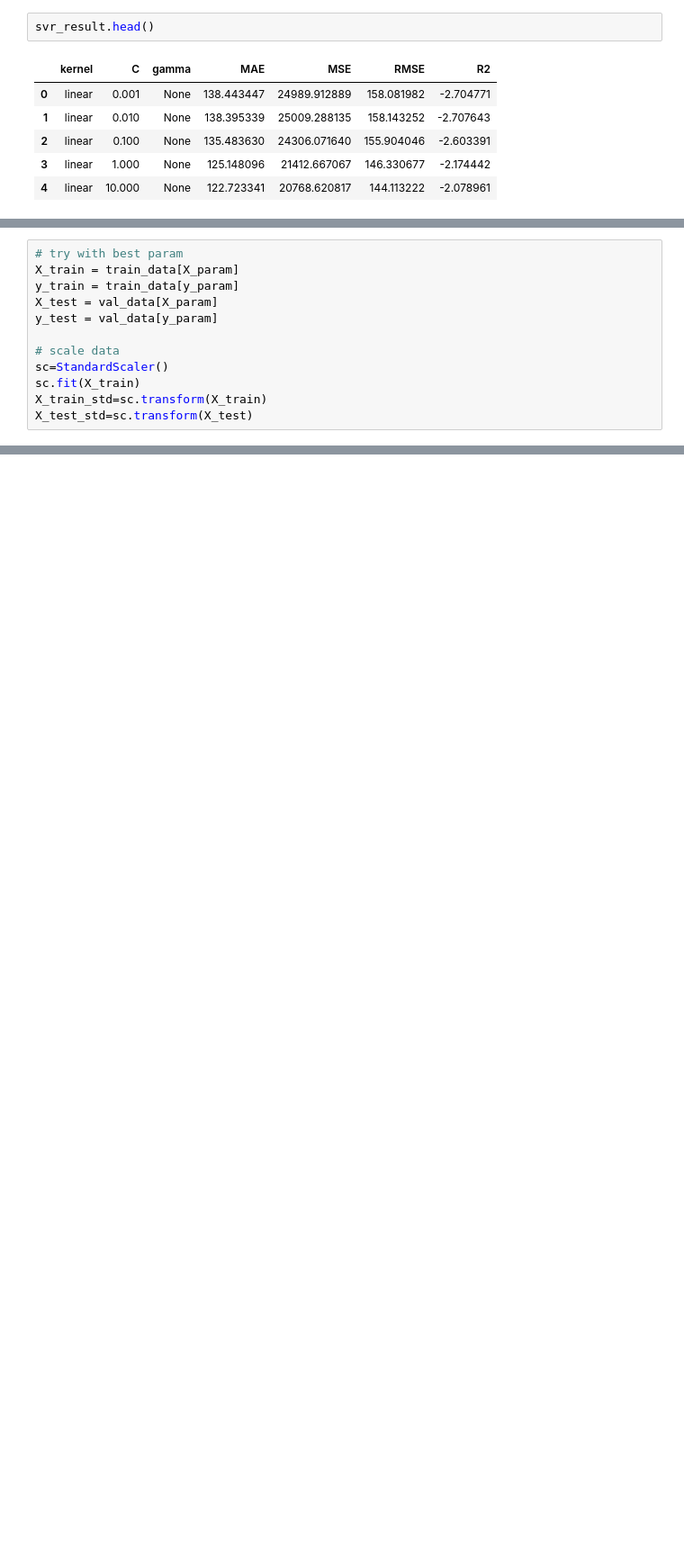
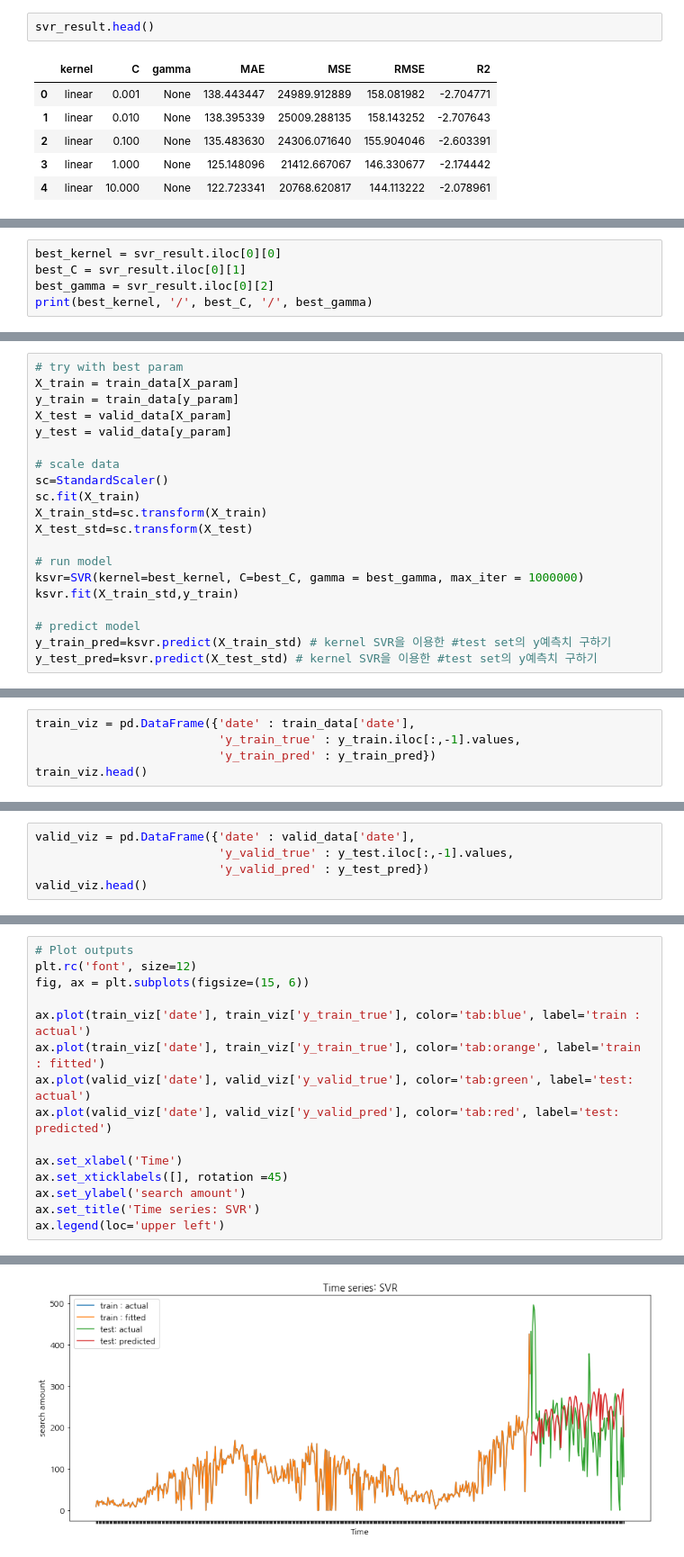
Before and after one commit to euisuk-chung/Bike-Share-Analysis, a Jupyter notebook: Notebooks/euisuk/04_run_SVR(uncleansed).ipynb, the cells around one changed output, grey strips where cells are left out. Shown at 90% size. Saved outputs shown, nothing was run; the diff lists cells and outputs as text; blank space fills up the shorter version.

```diff
--- a/Notebooks/euisuk/04_run_SVR(uncleansed).ipynb
+++ b/Notebooks/euisuk/04_run_SVR(uncleansed).ipynb
@@ -146,3 +148,8 @@ svr_result.sort_values(by=['MAE'], axis=0)
 | 112 | sigmoid | 100.0 | 10 | 3818.119645 | 2.262025e+07 | 4756.074738 | -3352.466027 |
 | 113 | sigmoid | 100.0 | 100 | 4111.828896 | 2.385404e+07 | 4884.059322 | -3535.375966 |
 114 rows × 7 columns
+# %%
+best_kernel = svr_result.iloc[0][0]
+best_C = svr_result.iloc[0][1]
+best_gamma = svr_result.iloc[0][2]
+print(best_kernel, '/', best_C, '/', best_gamma)
@@ -150,11 +161,19 @@ svr_result.sort_values(by=['MAE'], axis=0)
 # try with best param
 X_train = train_data[X_param]
 y_train = train_data[y_param]
-X_test = val_data[X_param]
-y_test = val_data[y_param]
+X_test = valid_data[X_param]
+y_test = valid_data[y_param]
 
 # scale data
 sc=StandardScaler()
 sc.fit(X_train)
 X_train_std=sc.transform(X_train)
 X_test_std=sc.transform(X_test)
+
+# run model
+ksvr=SVR(kernel=best_kernel, C=best_C, gamma = best_gamma, max_iter = 1000000)
+ksvr.fit(X_train_std,y_train)
+
+# predict model
+y_train_pred=ksvr.predict(X_train_std) # kernel SVR을 이용한 #test set의 y예측치 구하기
+y_test_pred=ksvr.predict(X_test_std) # kernel SVR을 이용한 #test set의 y예측치 구하기
@@ -166,0 +211,5 @@ fig.show()
+# %%
+train_viz = pd.DataFrame({'date' : train_data['date'],
+                          'y_train_true' : y_train.iloc[:,-1].values,
+                          'y_train_pred' : y_train_pred})
+train_viz.head()
@@ -166,0 +238,5 @@ fig.show()
+# %%
+valid_viz = pd.DataFrame({'date' : valid_data['date'],
+                          'y_valid_true' : y_test.iloc[:,-1].values,
+                          'y_valid_pred' : y_test_pred})
+valid_viz.head()
@@ -166,0 +268,16 @@ fig.show()
+# %%
+# Plot outputs
+plt.rc('font', size=12)
+fig, ax = plt.subplots(figsize=(15, 6))
+
+ax.plot(train_viz['date'], train_viz['y_train_true'], color='tab:blue', label='train : actual')
+ax.plot(train_viz['date'], train_viz['y_train_true'], color='tab:orange', label='train : fitted')
+ax.plot(valid_viz['date'], valid_viz['y_valid_true'], color='tab:green', label='test: actual')
+ax.plot(valid_viz['date'], valid_viz['y_valid_pred'], color='tab:red', label='test: predicted')
+
+ax.set_xlabel('Time')
+ax.set_xticklabels([], rotation =45)
+ax.set_ylabel('search amount')
+ax.set_title('Time series: SVR')
+ax.legend(loc='upper left')
+# %% [output]
@@ -167 +285,2 @@ fig.show()
+[figure, added]
 # %%
```
Also changed, not shown: parts of 17 cells of this notebook, 3 other files.
